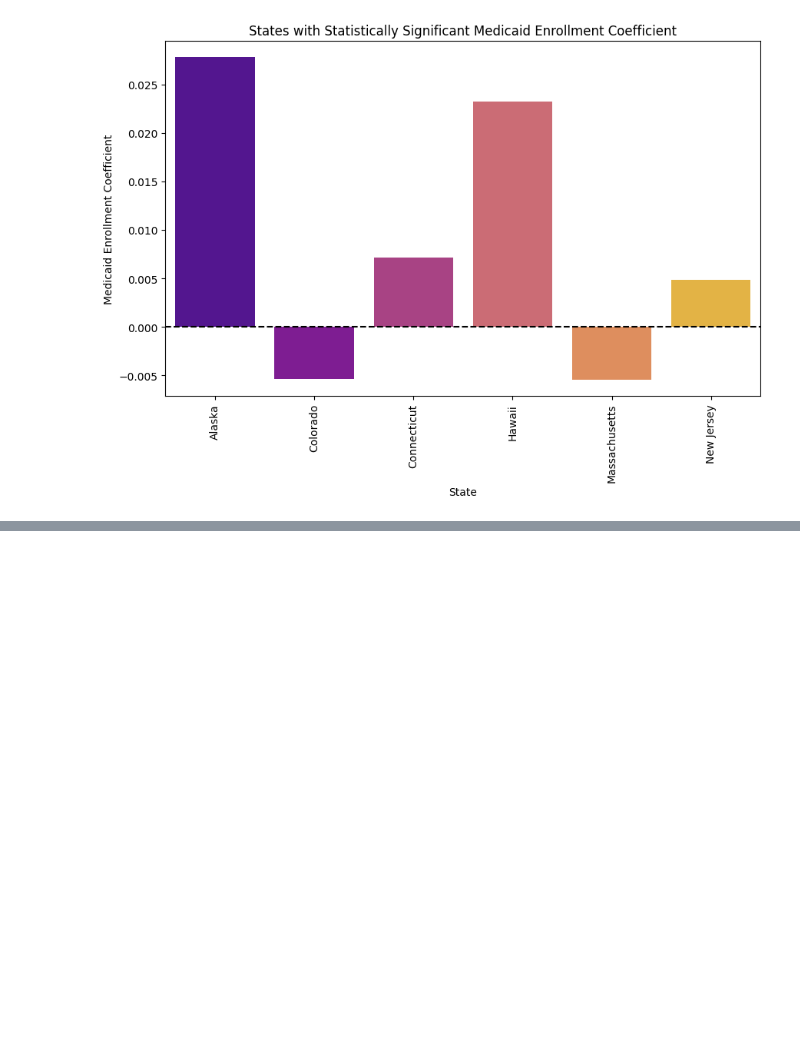
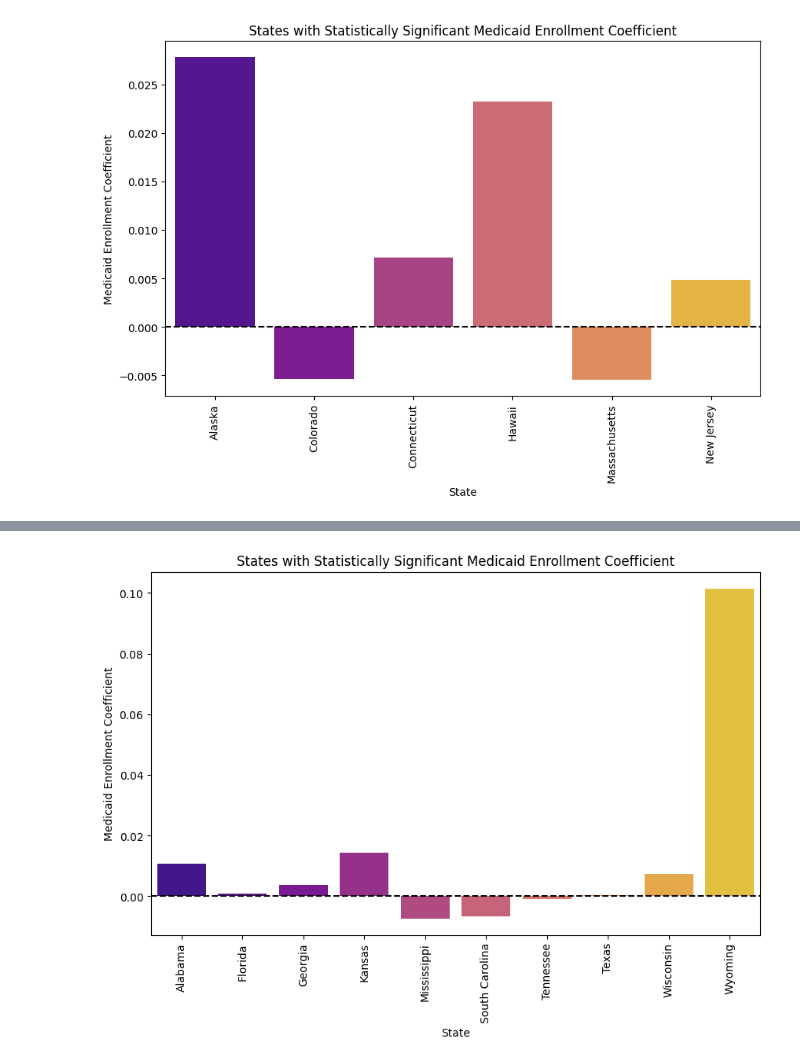
Before and after one commit to anajonicholson/DS4002-Project2, a Jupyter notebook: SCRIPTS/healthcare_analysis.ipynb, the cells around one changed output, grey strips where cells are left out. Drawn from its saved outputs; the diff is of its cells as text; code cells hidden in the pictures; blank space fills up the shorter version.

```diff
--- a/SCRIPTS/healthcare_analysis.ipynb
+++ b/SCRIPTS/healthcare_analysis.ipynb
@@ -253,0 +260,14 @@ plt.show()
+# %%
+not_accepted = ['Alabama', 'Florida', 'Georgia', 'Kansas', 'Mississippi', 'South Carolina', 'Tennessee', 'Texas', 'Wisconsin', 'Wyoming']
+
+df = results_df[results_df["State"].isin(not_accepted)]
+
+plt.figure(figsize=(10, 6))
+sns.barplot(x='State', y='Medicaid_Coef', data=df, palette='plasma')
+plt.axhline(0, color='black', linestyle='--')
+plt.title("States with Statistically Significant Medicaid Enrollment Coefficient")
+plt.xticks(rotation=90)
+plt.ylabel("Medicaid Enrollment Coefficient")
+plt.show()
+# %% [output]
+[figure, added]
```
Also changed, not shown: parts of 9 cells of this notebook.
